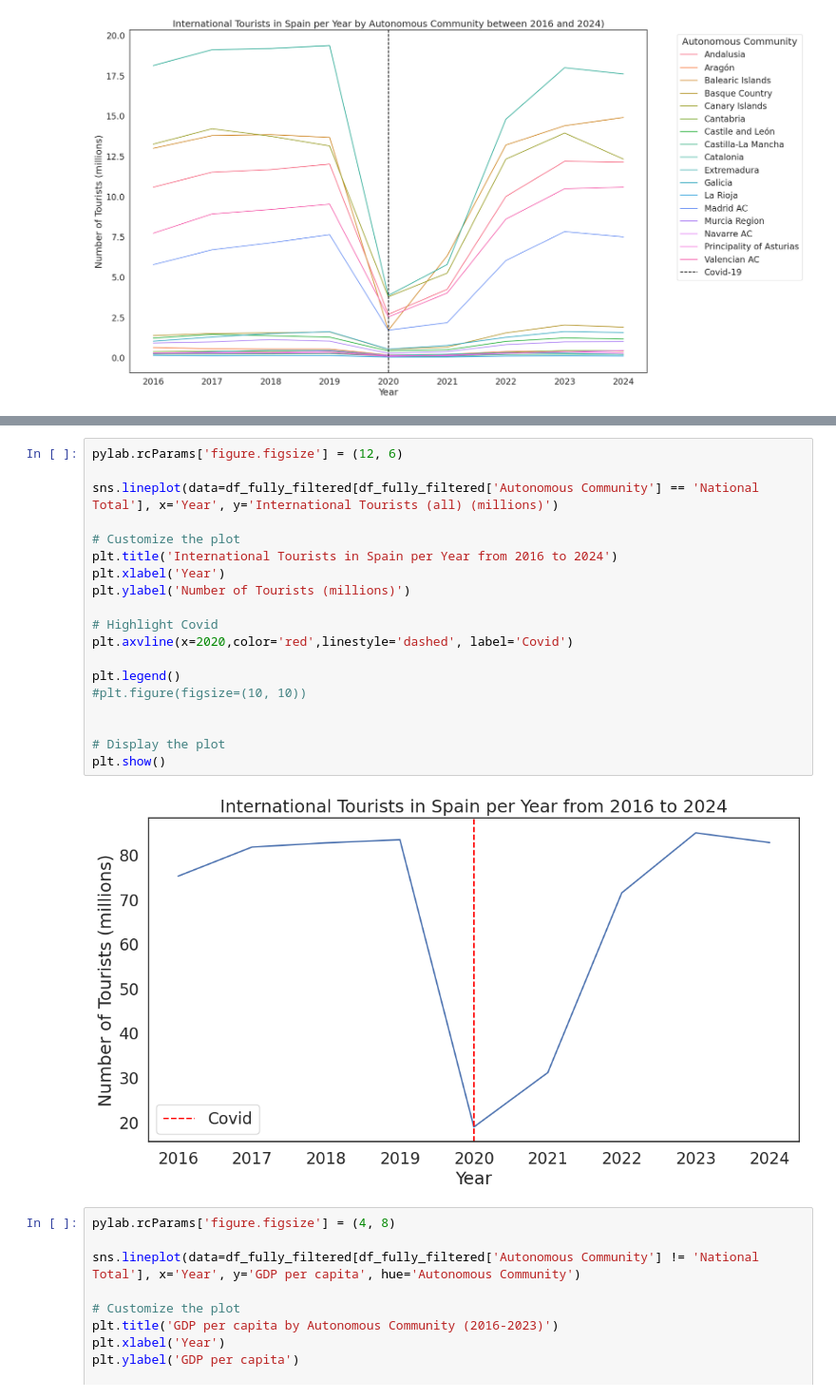
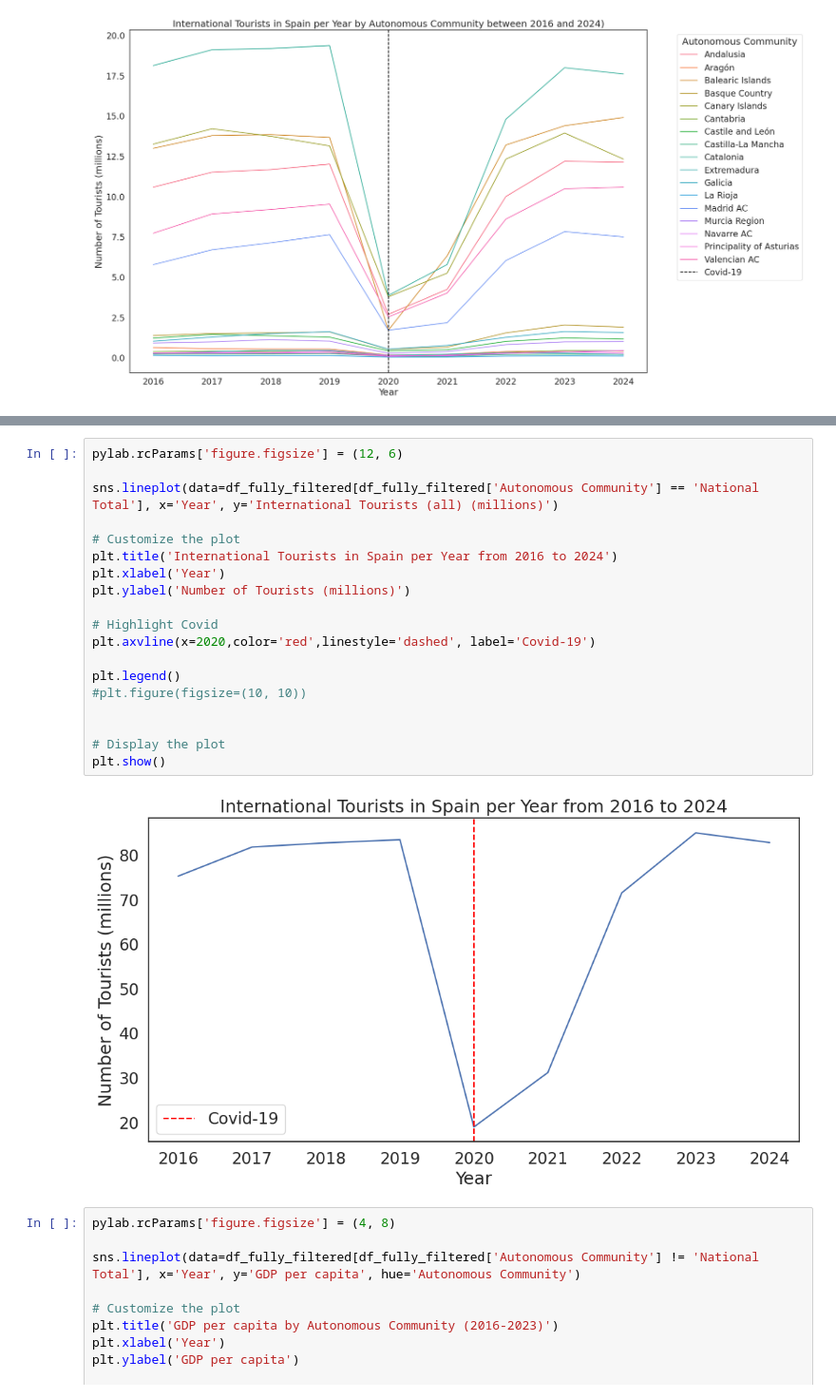
Before and after one commit to haruhiysd/QM-Group-Project, a Jupyter notebook: time_series_analysis_tourism.ipynb, the cells around one changed output, grey strips where cells are left out. Shown at 95% size. Cells and saved outputs as stored; diff of their text form.

```diff
--- a/time_series_analysis_tourism.ipynb
+++ b/time_series_analysis_tourism.ipynb
@@ -153,24 +153,24 @@ Name: International Tourists (all) (millions), dtype: float64
 # %%
 pylab.rcParams['figure.figsize'] = (12, 6)
 
 sns.lineplot(data=df_fully_filtered[df_fully_filtered['Autonomous Community'] == 'National Total'], x='Year', y='International Tourists (all) (millions)')
 
 # Customize the plot
 plt.title('International Tourists in Spain per Year from 2016 to 2024')
 plt.xlabel('Year')
 plt.ylabel('Number of Tourists (millions)')
 
 # Highlight Covid
-plt.axvline(x=2020,color='red',linestyle='dashed', label='Covid')
+plt.axvline(x=2020,color='red',linestyle='dashed', label='Covid-19')
 
 plt.legend()
 #plt.figure(figsize=(10, 10))
 
 
 # Display the plot
 plt.show()
 # %% [output]
-[figure, old version]
+[figure, new version]
 # %%
 pylab.rcParams['figure.figsize'] = (4, 8)
 
```
